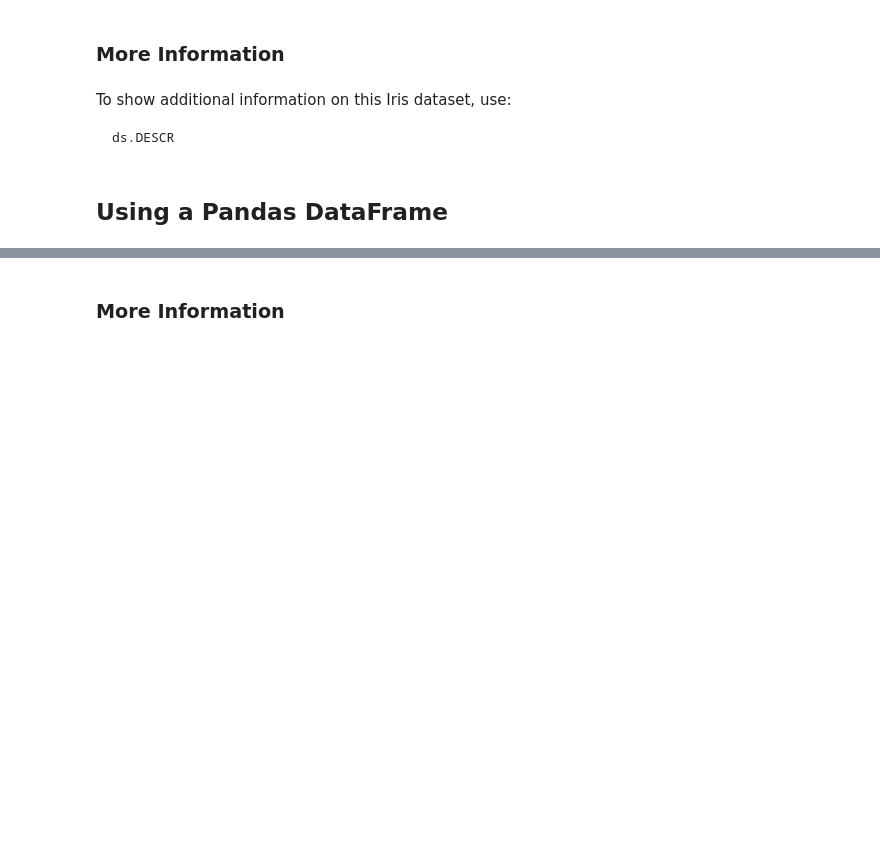
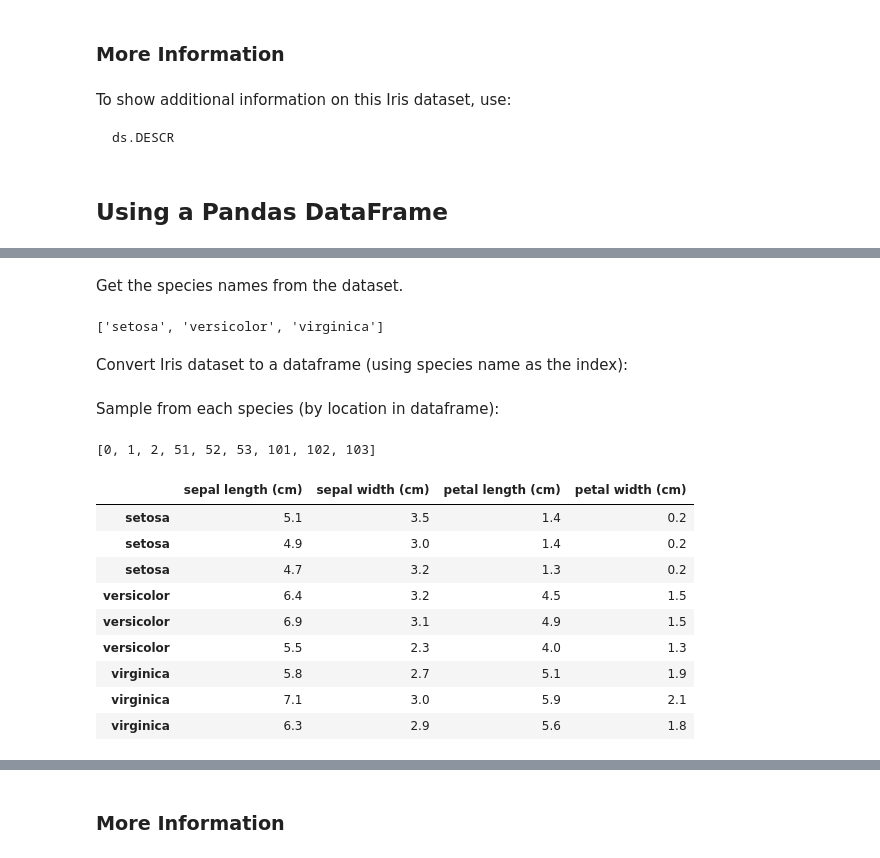
Before and after one commit to frankhjung/jupyter-examples, a Jupyter notebook: python-example.ipynb, the cells around one changed output, grey strips where cells are left out. Saved outputs shown, nothing was run; the diff lists cells and outputs as text; code cells hidden in the pictures; blank space fills up the shorter version.

```diff
--- a/python-example.ipynb
+++ b/python-example.ipynb
@@ -89,0 +63,9 @@ results.head()
+# %% [markdown]
+Get the species names from the dataset.
+# %%
+names = ds['target_names']
+list(names)
+# %% [output]
+['setosa', 'versicolor', 'virginica']
+# %% [markdown]
+Convert Iris dataset to a dataframe (using species name as the index):
@@ -89,0 +79,18 @@ results.head()
+# %% [markdown]
+Sample from each species (by location in dataframe):
+# %%
+rows = list(range(3)) + list(range(51,54)) + list(range(101,104))
+print(list(rows))
+df.iloc[list(rows),:]
+# %% [output]
+[0, 1, 2, 51, 52, 53, 101, 102, 103]
+|  | sepal length (cm) | sepal width (cm) | petal length (cm) | petal width (cm) |
+| setosa | 5.1 | 3.5 | 1.4 | 0.2 |
+| setosa | 4.9 | 3.0 | 1.4 | 0.2 |
+| setosa | 4.7 | 3.2 | 1.3 | 0.2 |
+| versicolor | 6.4 | 3.2 | 4.5 | 1.5 |
+| versicolor | 6.9 | 3.1 | 4.9 | 1.5 |
+| versicolor | 5.5 | 2.3 | 4.0 | 1.3 |
+| virginica | 5.8 | 2.7 | 5.1 | 1.9 |
+| virginica | 7.1 | 3.0 | 5.9 | 2.1 |
+| virginica | 6.3 | 2.9 | 5.6 | 1.8 |
```
Also changed, not shown: parts of 19 cells of this notebook, 3 other files.
